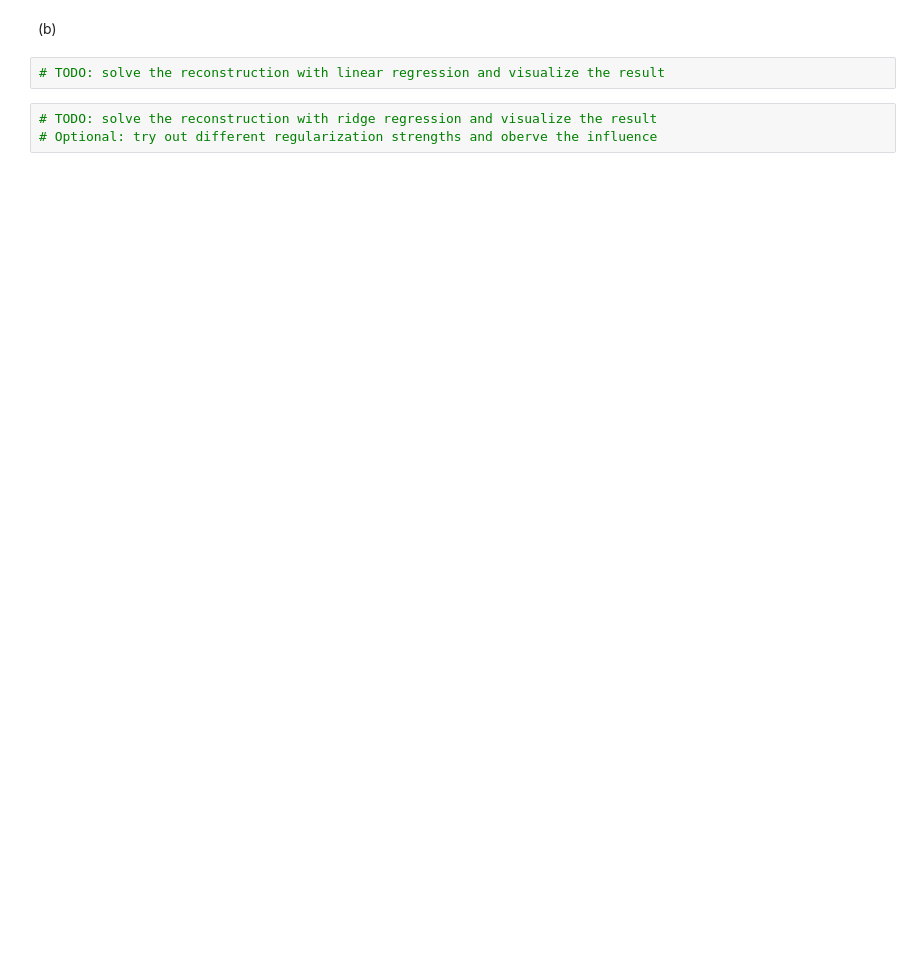
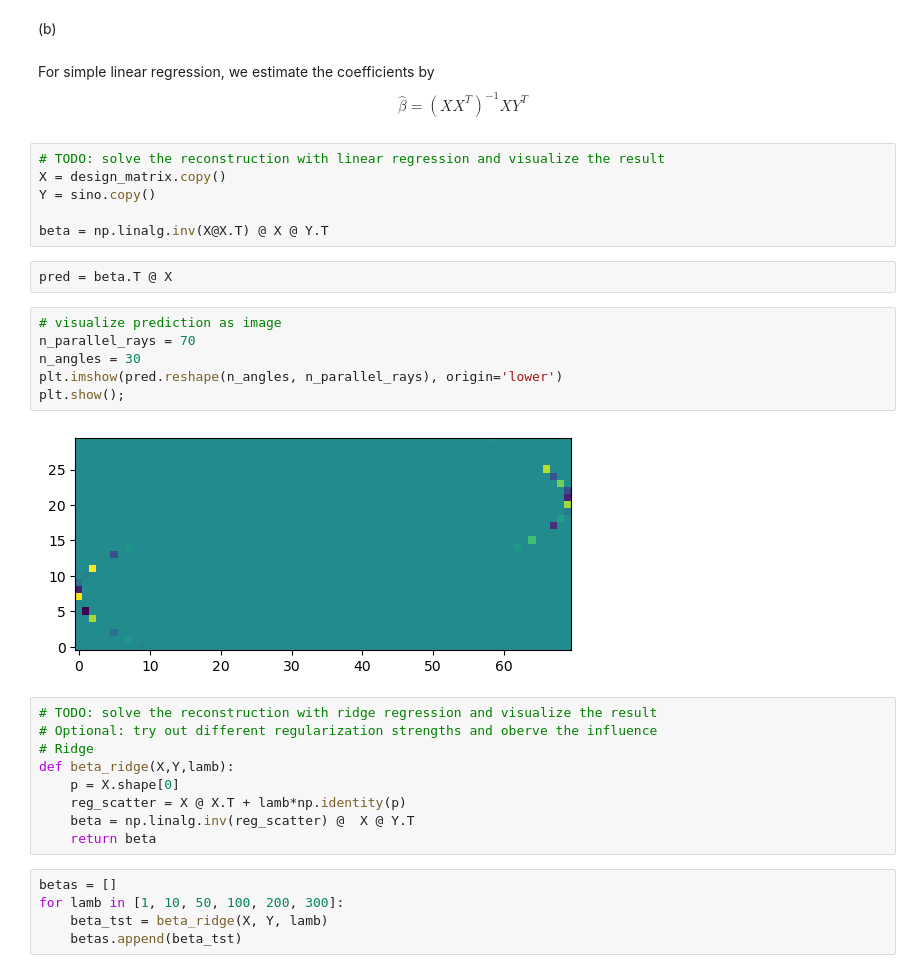
Before and after one commit to Splendus/mlph, a Jupyter notebook: Exercise/mlph_sheet06/sheet06.ipynb, the cells around one changed output. Cells and saved outputs as stored; diff of their text form; blank space fills up the shorter version.

```diff
--- a/Exercise/mlph_sheet06/sheet06.ipynb
+++ b/Exercise/mlph_sheet06/sheet06.ipynb
@@ -176,7 +269,35 @@ plt.show();
 # %% [markdown]
 (b)
+# %% [markdown]
+For simple linear regression, we estimate the coefficients by
+$$ \hat{\beta} = (XX^T)^{-1} XY^T $$
 # %%
 # TODO: solve the reconstruction with linear regression and visualize the result
+X = design_matrix.copy()
+Y = sino.copy()
+
+beta = np.linalg.inv(X@X.T) @ X @ Y.T
+# %%
+pred = beta.T @ X
+# %%
+# visualize prediction as image
+n_parallel_rays = 70
+n_angles = 30
+plt.imshow(pred.reshape(n_angles, n_parallel_rays), origin='lower')
+plt.show();
+# %% [output]
+[figure, added]
 # %%
 # TODO: solve the reconstruction with ridge regression and visualize the result
 # Optional: try out different regularization strengths and oberve the influence
+# Ridge
+def beta_ridge(X,Y,lamb):
+    p = X.shape[0]
+    reg_scatter = X @ X.T + lamb*np.identity(p)
+    beta = np.linalg.inv(reg_scatter) @  X @ Y.T
+    return beta
+# %%
+betas = []
+for lamb in [1, 10, 50, 100, 200, 300]:
+    beta_tst = beta_ridge(X, Y, lamb)
+    betas.append(beta_tst)
```
Also changed, not shown: parts of 22 cells of this notebook.
